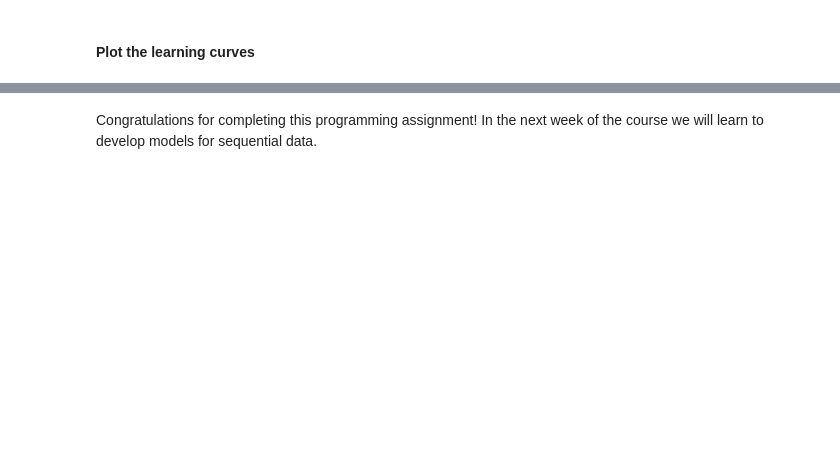
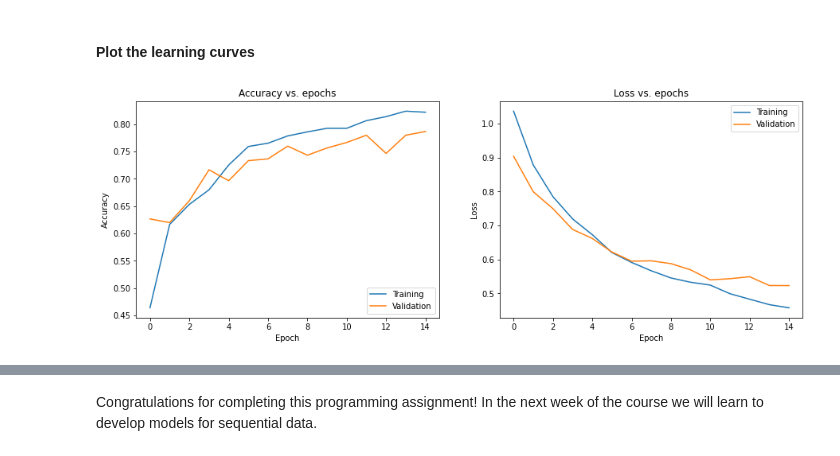
Before and after one commit to hpadhuka/customizing_models_tf2, a Jupyter notebook: Week_2_Programming_Assignment.ipynb, the cells around one changed output, grey strips where cells are left out. Cells and saved outputs as stored; diff of their text form; code cells hidden in the pictures; blank space fills up the shorter version.

```diff
--- a/Week_2_Programming_Assignment.ipynb
+++ b/Week_2_Programming_Assignment.ipynb
@@ -539,7 +542,6 @@ def create_dataset(data, labels):
     """
 
     dataset = tf.data.Dataset.from_tensor_slices((data, labels))
-    dataset = dataset.batch(16, drop_remainder=True)
     return dataset
 # %%
 # Run the below cell to convert the training and test data and labels into datasets
@@ -576,7 +578,11 @@ def filter_classes(dataset, classes):
     label belongs to one of the integers in the classes list.
     The function should then return the filtered Dataset object.
     """
-    def check_image_label(image, label)
+    def check_image_label(image, label):
+        tf_classes = tf.constant(classes, dtype='int64')
+        bool_label = tf.equal(label, tf_classes)
+        return tf.reduce_any(bool_label)
+
 
     dataset = dataset.filter(check_image_label)
     return dataset
@@ -613,6 +631,18 @@ def map_labels(dataset):
     one-hot vector. The encoding should be done according to the above specification.
     The function should then return the mapped Dataset object.
     """
+
+    def one_hot_labels(image, label):
+        indices = [0]
+        if label[0] == 0:
+           indices = [0]
+        if label[0] == 29:
+           indices = [1]
+        if label[0] == 99:
+           indices = [2]
+        return (image, tf.squeeze(tf.one_hot(indices = indices, depth=3)))
+    dataset = dataset.map(one_hot_labels)
+    return dataset
 # %%
 # Run the below cell to one-hot encode the training and test labels.
 
@@ -640,6 +682,12 @@ def map_images(dataset):
     This function should map over the dataset to process the image according to the
     above specification. The function should then return the mapped Dataset object.
     """
+    def rescale_reduce(image, label):
+        image = image/255
+        bw_image = tf.reduce_mean(image, axis=-1, keepdims=True)
+        return(bw_image, label)
+    dataset = dataset.map(rescale_reduce)
+    return dataset
 # %%
 # Run the below cell to apply your mapping function to the datasets
 
@@ -694,27 +763,29 @@ history = cifar_model.fit(train_dataset_bw, validation_data=test_dataset_bw, epo
 # %%
 # Run this cell to plot accuracy vs epoch and loss vs epoch
 
 plt.figure(figsize=(15,5))
 plt.subplot(121)
 try:
-    plt.plot(history.history['accuracy'])
-    plt.plot(history.history['val_accuracy'])
+    plt.plot(history.history['categorical_accuracy'])
+    plt.plot(history.history['val_categorical_accuracy'])
 except KeyError:
     plt.plot(history.history['acc'])
     plt.plot(history.history['val_acc'])
 plt.title('Accuracy vs. epochs')
 plt.ylabel('Accuracy')
 plt.xlabel('Epoch')
 plt.legend(['Training', 'Validation'], loc='lower right')
 
 plt.subplot(122)
 plt.plot(history.history['loss'])
 plt.plot(history.history['val_loss'])
 plt.title('Loss vs. epochs')
 plt.ylabel('Loss')
 plt.xlabel('Epoch')
 plt.legend(['Training', 'Validation'], loc='upper right')
 plt.show()
+# %% [output]
+[figure, added]
 # %%
 # Create an iterable from the batched test dataset
 
```
Also changed, not shown: parts of 9 cells of this notebook.
